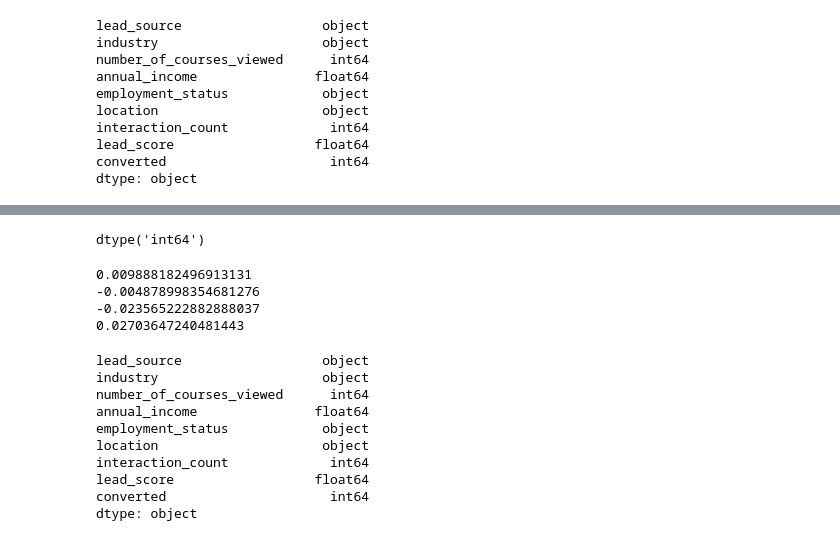
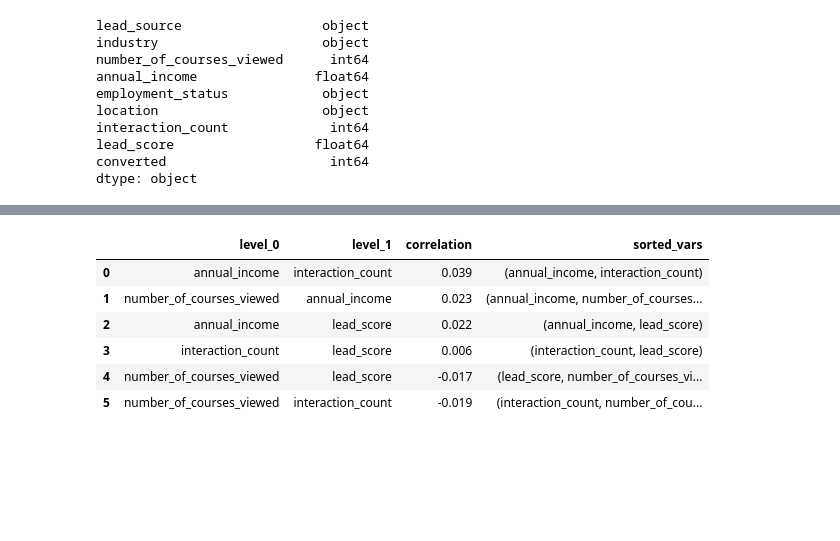
Before and after one commit to raven0205/machine-learning-zoomcamp-2025, a Jupyter notebook: 03-classification/Homework3.ipynb, the cells around one changed output, grey strips where cells are left out. Saved outputs shown, nothing was run; the diff lists cells and outputs as text; code cells hidden in the pictures; blank space fills up the shorter version.

```diff
--- a/03-classification/Homework3.ipynb
+++ b/03-classification/Homework3.ipynb
@@ -209,16 +233,42 @@ df_num.corr()
 # %%
-df['interaction_count'].dtypes
+### to find the pair with highest correlation
+
+# Step 1: unstack the matrix to pairwise correlations
+corr_pairs = corr_matrix.unstack()
+
+# Step 2: rename the Series to "correlation"
+corr_pairs.name = "correlation"
+
+# Step 3: reset index to turn tuples into columns**
+corr_pairs = corr_pairs.reset_index()
+
+# Step 4: remove self correlations
+bool_mask = corr_pairs["level_0"] != corr_pairs["level_1"]
+corr_pairs = corr_pairs[bool_mask]
+
+# Step 5: remove duplicate pairs
+# sort variable names and keep only one pair per unqiue combination
+corr_pairs["sorted_vars"] = corr_pairs.apply(
+    lambda row: tuple(sorted([row["level_0"],row["level_1"]])), axis=1
+    )
+# drop duplicates by keeping the first occurrence of each sorted pair
+corr_pairs = corr_pairs.drop_duplicates(subset="sorted_vars")
+
+# Step 6: sort df by correlation (desc) and reset index
+corr_pairs.sort_values(by="correlation", ascending=False).reset_index(drop=True)
 # %% [output]
-dtype('int64')
+|  | level_0 | level_1 | correlation | sorted_vars |
+| 0 | annual_income | interaction_count | 0.039 | (annual_income, interaction_count) |
+| 1 | number_of_courses_viewed | annual_income | 0.023 | (annual_income, number_of_courses... |
+| 2 | annual_income | lead_score | 0.022 | (annual_income, lead_score) |
+| 3 | interaction_count | lead_score | 0.006 | (interaction_count, lead_score) |
+| 4 | number_of_courses_viewed | lead_score | -0.017 | (lead_score, number_of_courses_vi... |
+| 5 | number_of_courses_viewed | interaction_count | -0.019 | (interaction_count, number_of_cou... |
 # %%
-### question 2 print out correlation score
-corr_mat = df_num.corr()
-print(corr_mat.loc[('interaction_count', 'lead_score')])
-print(corr_mat.loc[('number_of_courses_viewed', 'lead_score')])
-print(corr_mat.loc[('number_of_courses_viewed', 'interaction_count')])
-print(corr_mat.loc[('annual_income', 'interaction_count')])
+### question 3
+target = 'converted'
+X = df.drop(columns=[target], axis=1)
+y = df[target]
+
+X_train, X_temp, y_train, y_temp = train_test_split(X, y, test_size=0.4, random_state=42)
+X_test, X_val, y_test, y_val = train_test_split(X, y, test_size=0.5, random_state=42)
-# %% [output]
-0.009888182496913131
--0.004878998354681276
--0.023565222882888037
-0.02703647240481443
@@ -239,16 +275,3 @@ X_test, X_val, y_test, y_val = train_test_split(X_temp,y_temp, test_size=0.4, ra
-# %%
-df.dtypes
-# %% [output]
-lead_source                  object
-industry                     object
-number_of_courses_viewed      int64
-annual_income               float64
-employment_status            object
-location                     object
-interaction_count             int64
-lead_score                  float64
-converted                     int64
-dtype: object
 # %%
 ### question 3 extract categorical columns
 cat_columns = ['lead_source','industry','employment_status','location']
```
Also changed, not shown: parts of 13 cells of this notebook.
